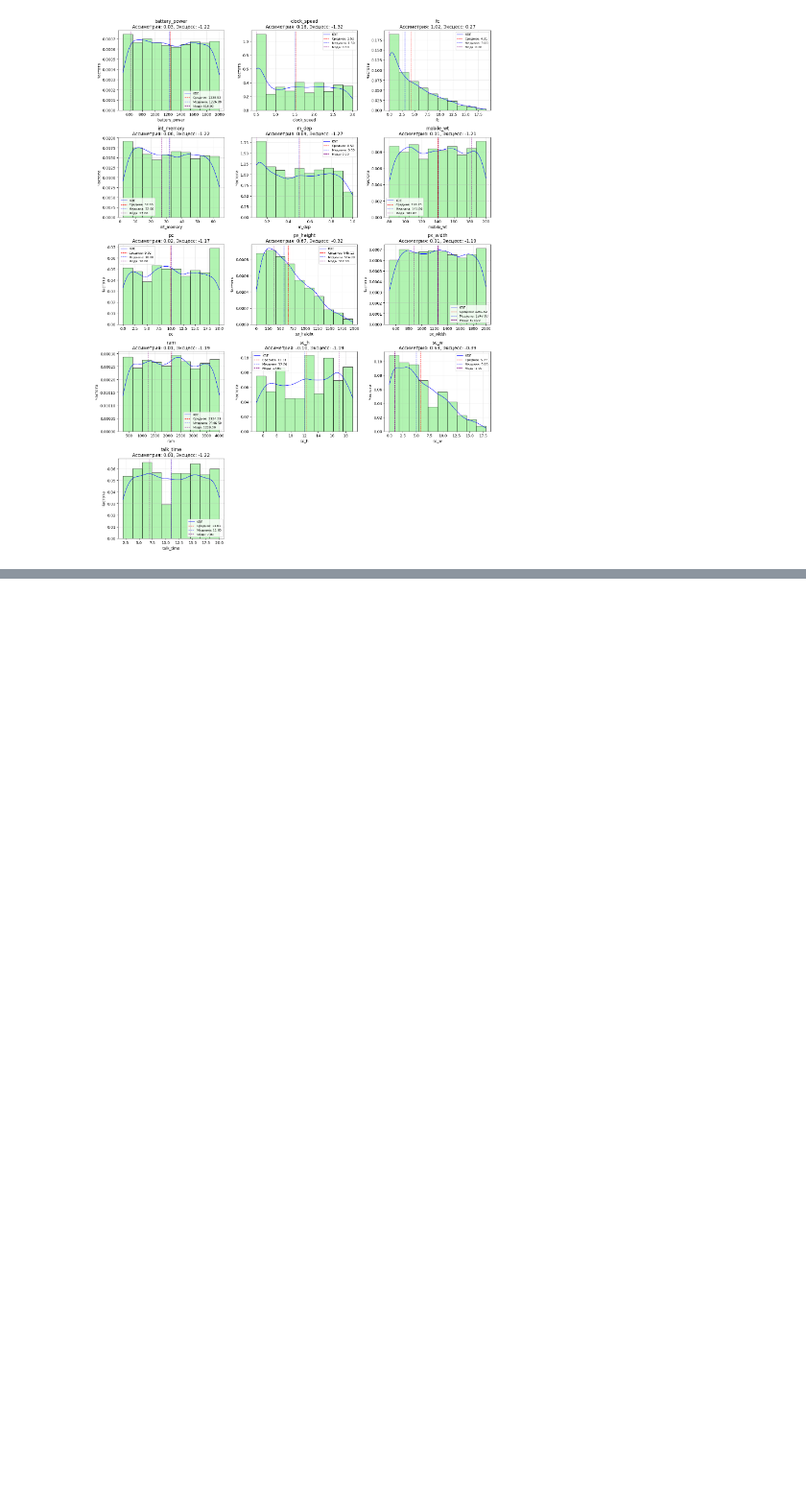
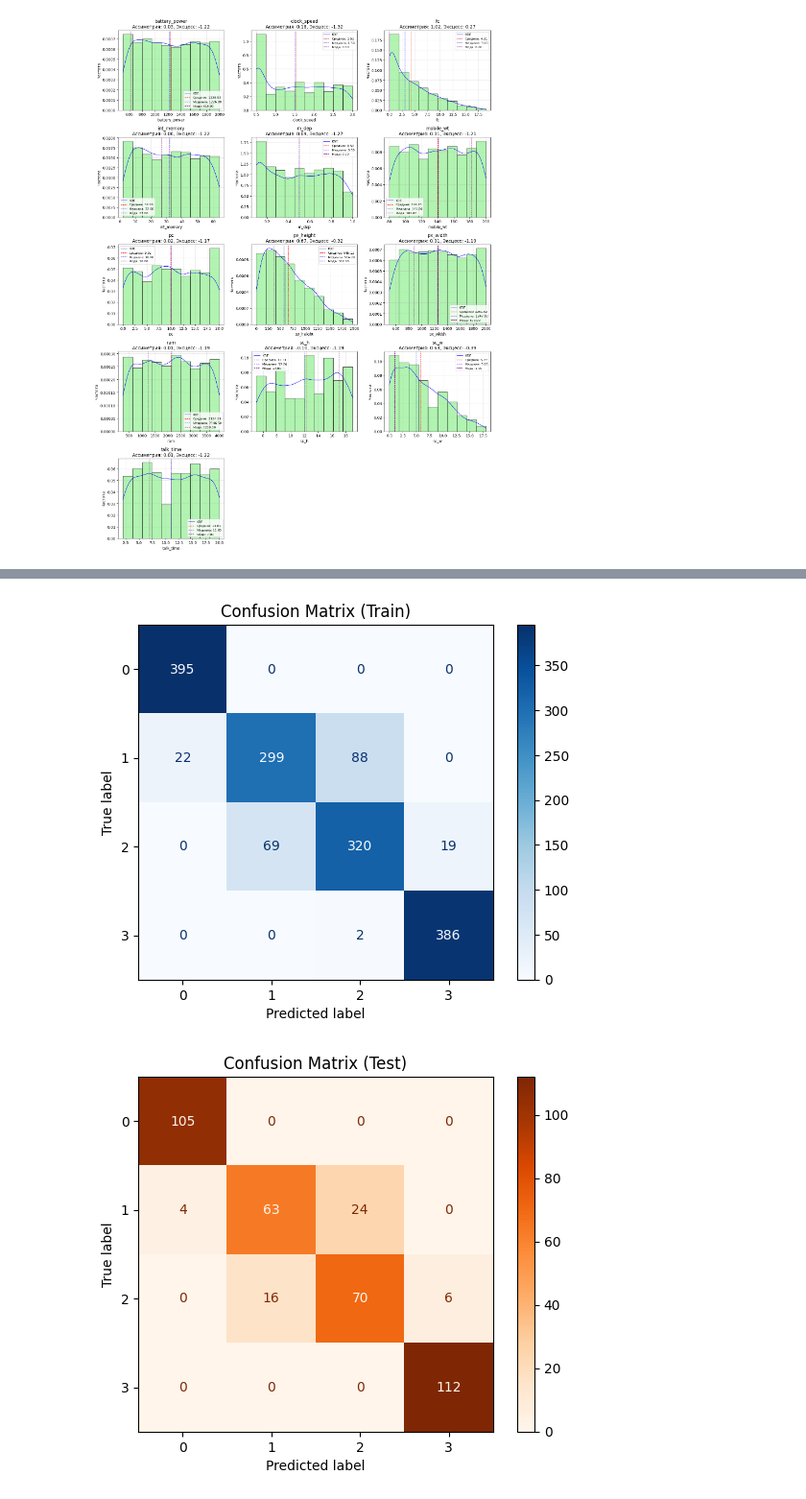
Before and after one commit to NatRan2077/MetodAnali, a Jupyter notebook: lab.ipynb, the cells around one changed output, grey strips where cells are left out. Shown at 96% size. Saved outputs shown, nothing was run; the diff lists cells and outputs as text; code cells hidden in the pictures; blank space fills up the shorter version.

```diff
--- a/lab.ipynb
+++ b/lab.ipynb
@@ -182,0 +368,20 @@ y_pred_svc = svc.predict(X_test)
+# %%
+y_pred_train = svc.predict(X_train)
+
+cm_train = confusion_matrix(y_train, y_pred_train)
+disp_train = ConfusionMatrixDisplay(confusion_matrix=cm_train)
+disp_train.plot(cmap='Blues')
+plt.title('Confusion Matrix (Train)')
+plt.show()
+
+
+y_pred_test = svc.predict(X_test)
+
+cm_test = confusion_matrix(y_test, y_pred_test)
+disp_test = ConfusionMatrixDisplay(confusion_matrix=cm_test)
+disp_test.plot(cmap='Oranges')
+plt.title('Confusion Matrix (Test)')
+plt.show()
+# %% [output]
+[figure, added]
+[figure, added]
```
Also changed, not shown: parts of 13 cells of this notebook.
